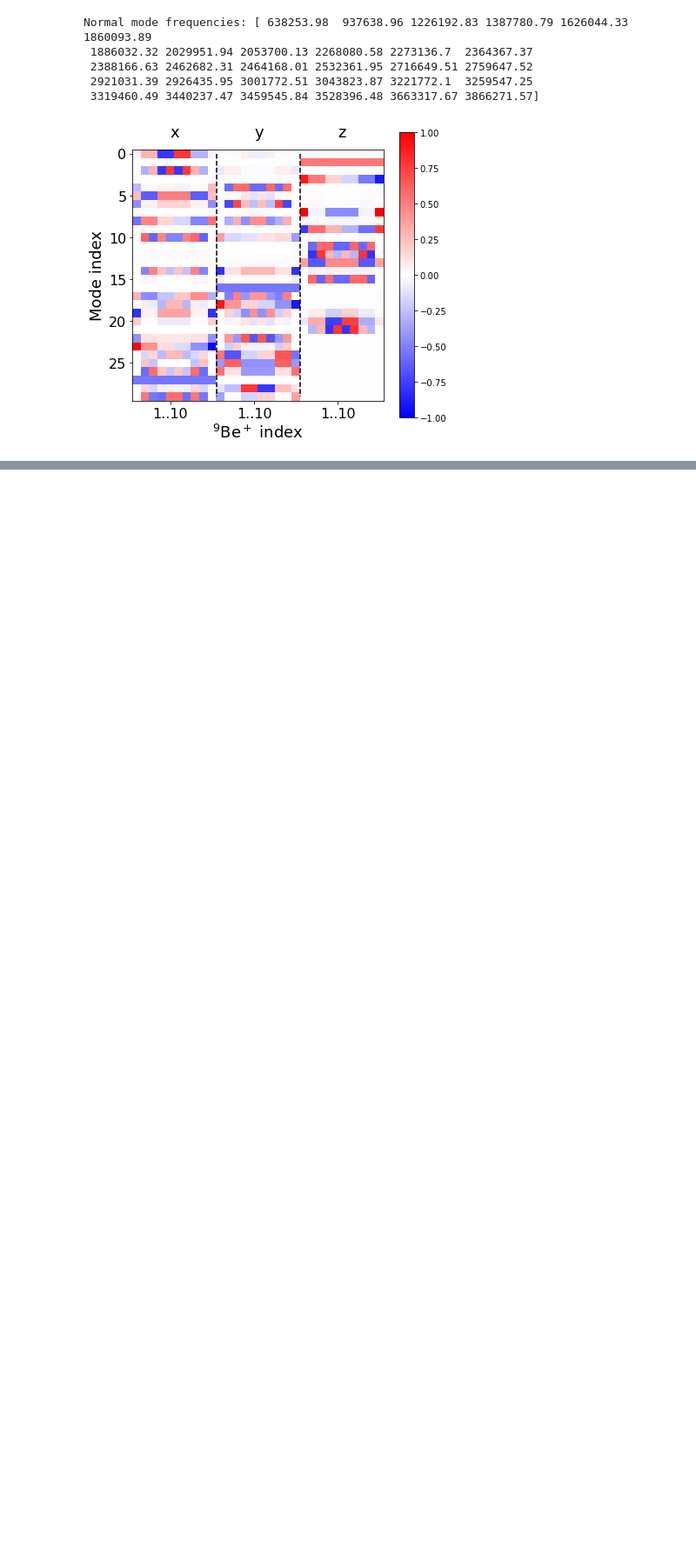
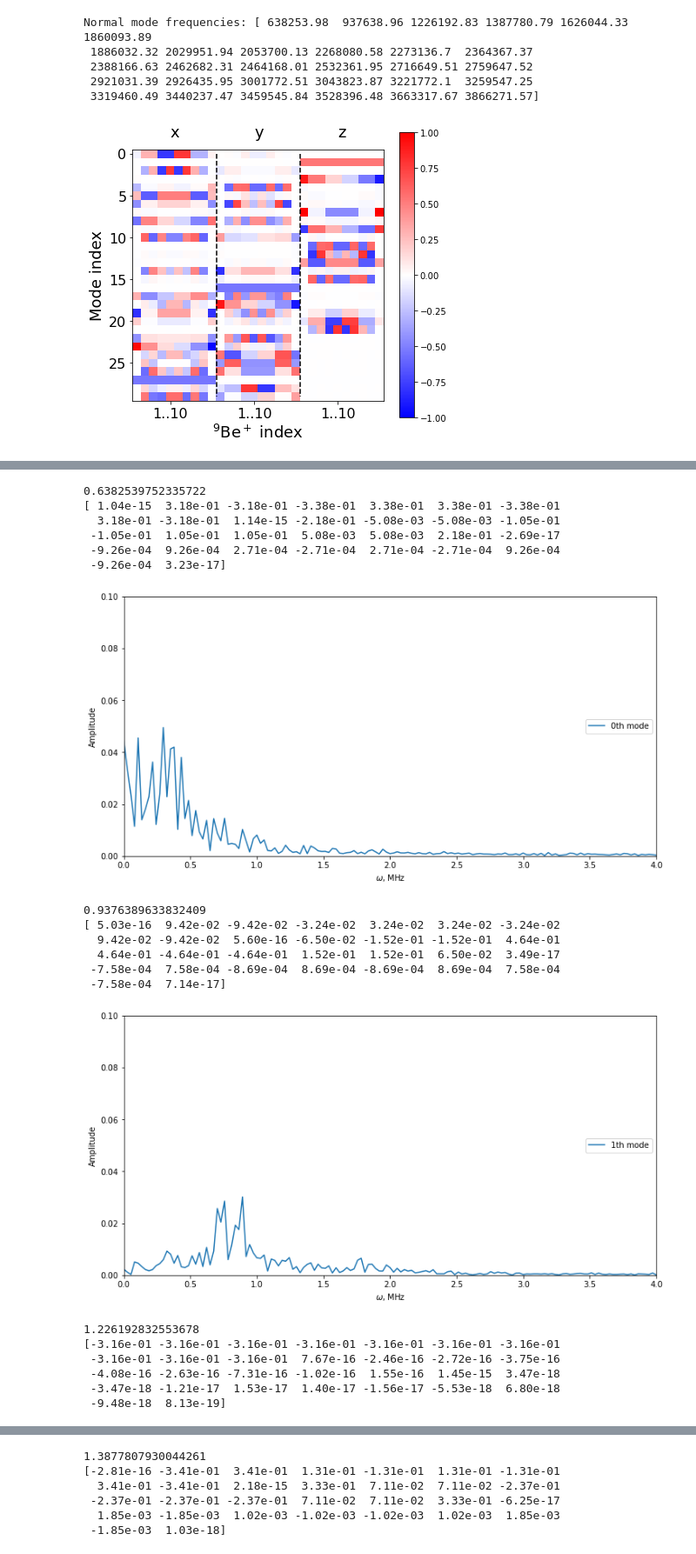
Before and after one commit to underforestaaa/Sion, a Jupyter notebook: examples/2D_crystal_modes.ipynb, the cells around one changed output, grey strips where cells are left out. Shown at 87% size. Saved outputs shown, nothing was run; the diff lists cells and outputs as text; code cells hidden in the pictures; blank space fills up the shorter version.

```diff
--- a/examples/2D_crystal_modes.ipynb
+++ b/examples/2D_crystal_modes.ipynb
@@ -305,0 +350,33 @@ plt.show()
+# %%
+for n, ion_spectrum in enumerate(normal_spectrum):
+    print(freqs[n]/1e6)
+    print(modes[n])
+    plt.figure(figsize = (12,6))
+    plt.plot(freqsfft, ion_spectrum, label = str(n)+'th mode')
+    plt.legend(loc = 'right')
+    plt.xlabel('$\omega$, MHz')
+    plt.xlim(0, 4)
+    plt.ylim(0, 0.1)
+    plt.ylabel('Amplitude')
+    plt.show()
+# %% [output]
+0.6382539752335722
+[ 1.04e-15  3.18e-01 -3.18e-01 -3.38e-01  3.38e-01  3.38e-01 -3.38e-01
+  3.18e-01 -3.18e-01  1.14e-15 -2.18e-01 -5.08e-03 -5.08e-03 -1.05e-01
+ -1.05e-01  1.05e-01  1.05e-01  5.08e-03  5.08e-03  2.18e-01 -2.69e-17
+ -9.26e-04  9.26e-04  2.71e-04 -2.71e-04  2.71e-04 -2.71e-04  9.26e-04
+ -9.26e-04  3.23e-17]
+[figure, added]
+0.9376389633832409
+[ 5.03e-16  9.42e-02 -9.42e-02 -3.24e-02  3.24e-02  3.24e-02 -3.24e-02
+  9.42e-02 -9.42e-02  5.60e-16 -6.50e-02 -1.52e-01 -1.52e-01  4.64e-01
+  4.64e-01 -4.64e-01 -4.64e-01  1.52e-01  1.52e-01  6.50e-02  3.49e-17
+ -7.58e-04  7.58e-04 -8.69e-04  8.69e-04 -8.69e-04  8.69e-04  7.58e-04
+ -7.58e-04  7.14e-17]
+[figure, added]
+1.226192832553678
+[-3.16e-01 -3.16e-01 -3.16e-01 -3.16e-01 -3.16e-01 -3.16e-01 -3.16e-01
+ -3.16e-01 -3.16e-01 -3.16e-01  7.67e-16 -2.46e-16 -2.72e-16 -3.75e-16
+ -4.08e-16 -2.63e-16 -7.31e-16 -1.02e-16  1.55e-16  1.45e-15  3.47e-18
+ -3.47e-18 -1.21e-17  1.53e-17  1.40e-17 -1.56e-17 -5.53e-18  6.80e-18
+ -9.48e-18  8.13e-19]
@@ -305,0 +384,6 @@ plt.show()
+1.3877807930044261
+[-2.81e-16 -3.41e-01  3.41e-01  1.31e-01 -1.31e-01  1.31e-01 -1.31e-01
+  3.41e-01 -3.41e-01  2.18e-15  3.33e-01  7.11e-02  7.11e-02 -2.37e-01
+ -2.37e-01 -2.37e-01 -2.37e-01  7.11e-02  7.11e-02  3.33e-01 -6.25e-17
+  1.85e-03 -1.85e-03  1.02e-03 -1.02e-03 -1.02e-03  1.02e-03  1.85e-03
+ -1.85e-03  1.03e-18]
```
Also changed, not shown: parts of 14 cells of this notebook, 1 other file.
